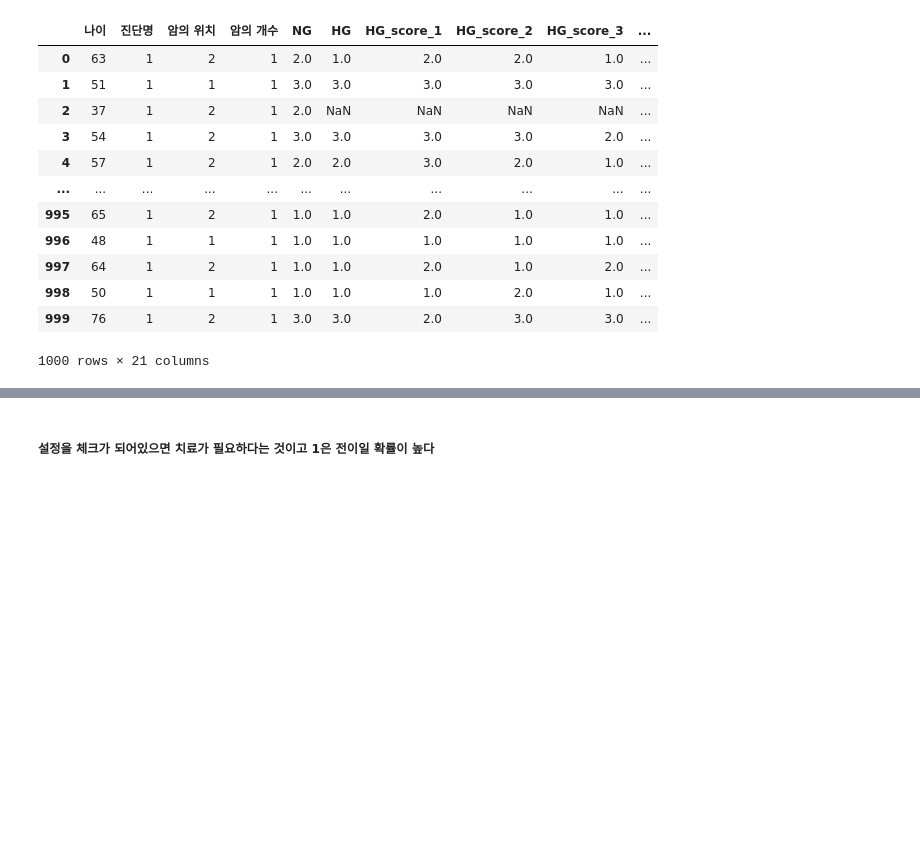
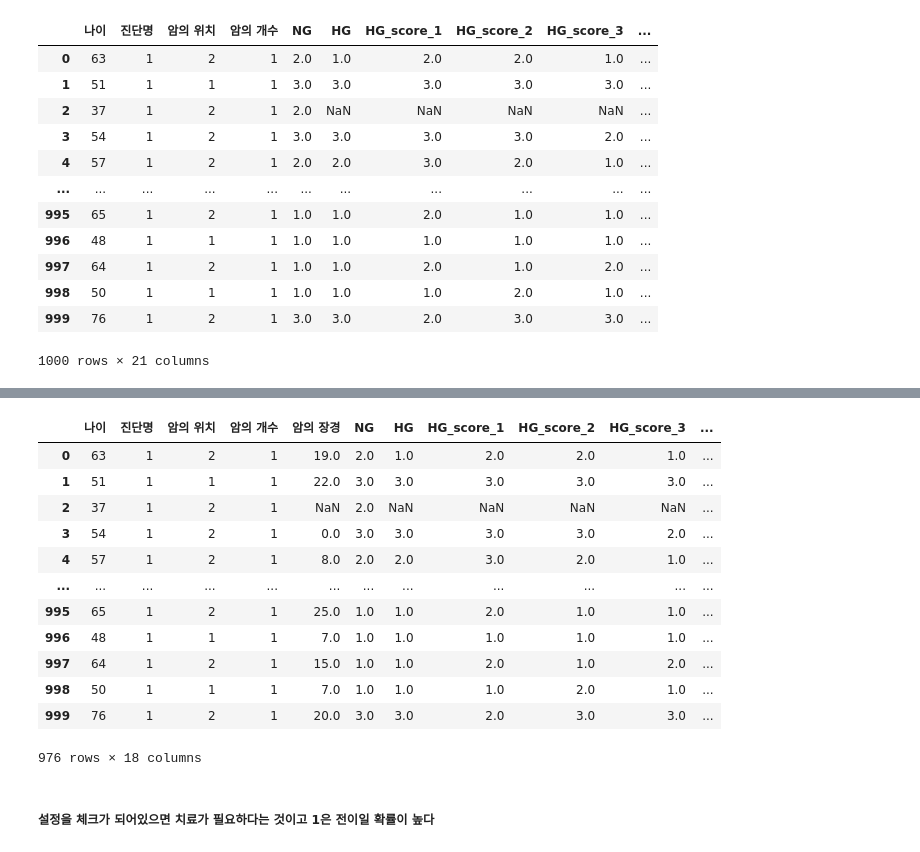
Before and after one commit to zakill96/pra, a Jupyter notebook: DataPreprocessing_datawig.ipynb, the cells around one changed output, grey strips where cells are left out. Drawn from its saved outputs; the diff is of its cells as text; code cells hidden in the pictures; blank space fills up the shorter version.

```diff
--- a/DataPreprocessing_datawig.ipynb
+++ b/DataPreprocessing_datawig.ipynb
@@ -399,3 +448,53 @@ train_df[train_df['PR'].isnull()].isnull().sum(1)
+# %%
+HER2_IHC_cols = ['나이', '진단명', '암의 위치', '암의 개수', '암의 장경', 'NG', 'HG', 'HG_score_1',
+       'HG_score_2', 'HG_score_3', 'DCIS_or_LCIS_여부', 'DCIS_or_LCIS_type',
+       'T_category', 'ER', 'PR', 'HER2', 'HER2_IHC']
+# %%
+def fill_null_datawig(train_df, output_col_cum, input_cols):
+    train_wig_nonull = train_df[train_df[output_col_cum].notnull()]
+    train_wig_null= train_df[train_df[output_col_cum].isnull()]
+    imputer_num = SimpleImputer(
+            input_columns=input_cols,
+            output_column=output_col_num,  # Column to be imputed
+            )
+    imputer_num.fit(train_df=train_wig_nonull,
+                    num_epochs=200,
+                   )
+
+    predictions_num = imputer_num.predict(train_wig_null)
+    return predictions_num
+# %%
+def fill_null_datawig(train_df, output_col_cum, input_cols):
+    train_wig_nonull = train_df[train_df[output_col_cum].notnull()]
+    train_wig_null= train_df[train_df[output_col_cum].isnull()]
+    imputer_num = SimpleImputer(
+            input_columns=input_cols,
+            output_column=output_col_num,  # Column to be imputed
+            )
+    imputer_num.fit(train_df=train_wig_nonull,
+                    num_epochs=200,
+                   )
+
+    predictions_num = imputer_num.predict(train_wig_nonull)
+    return predictions_num
+# %%
+df_HER2_IHC_predict = fill_null_datawig(df_HER2_IHC, 'HER2_IHC', HER2_IHC_cols)
+# %%
+df_HER2_IHC_predict
+# %% [output]
+|  | 나이 | 진단명 | 암의 위치 | 암의 개수 | 암의 장경 | NG | HG | HG_score_1 | HG_score_2 | HG_score_3 | ... |
+| 0 | 63 | 1 | 2 | 1 | 19.0 | 2.0 | 1.0 | 2.0 | 2.0 | 1.0 | ... |
+| 1 | 51 | 1 | 1 | 1 | 22.0 | 3.0 | 3.0 | 3.0 | 3.0 | 3.0 | ... |
+| 2 | 37 | 1 | 2 | 1 | NaN | 2.0 | NaN | NaN | NaN | NaN | ... |
+| 3 | 54 | 1 | 2 | 1 | 0.0 | 3.0 | 3.0 | 3.0 | 3.0 | 2.0 | ... |
+| 4 | 57 | 1 | 2 | 1 | 8.0 | 2.0 | 2.0 | 3.0 | 2.0 | 1.0 | ... |
+| ... | ... | ... | ... | ... | ... | ... | ... | ... | ... | ... | ... |
+| 995 | 65 | 1 | 2 | 1 | 25.0 | 1.0 | 1.0 | 2.0 | 1.0 | 1.0 | ... |
+| 996 | 48 | 1 | 1 | 1 | 7.0 | 1.0 | 1.0 | 1.0 | 1.0 | 1.0 | ... |
+| 997 | 64 | 1 | 2 | 1 | 15.0 | 1.0 | 1.0 | 2.0 | 1.0 | 2.0 | ... |
+| 998 | 50 | 1 | 1 | 1 | 7.0 | 1.0 | 1.0 | 1.0 | 2.0 | 1.0 | ... |
+| 999 | 76 | 1 | 2 | 1 | 20.0 | 3.0 | 3.0 | 2.0 | 3.0 | 3.0 | ... |
+976 rows × 18 columns
 # %% [markdown]
 ##### 설정을 체크가 되어있으면 치료가 필요하다는 것이고 1은 전이일 확률이 높다
 # %% [markdown]
```
Also changed, not shown: parts of 28 cells of this notebook.
